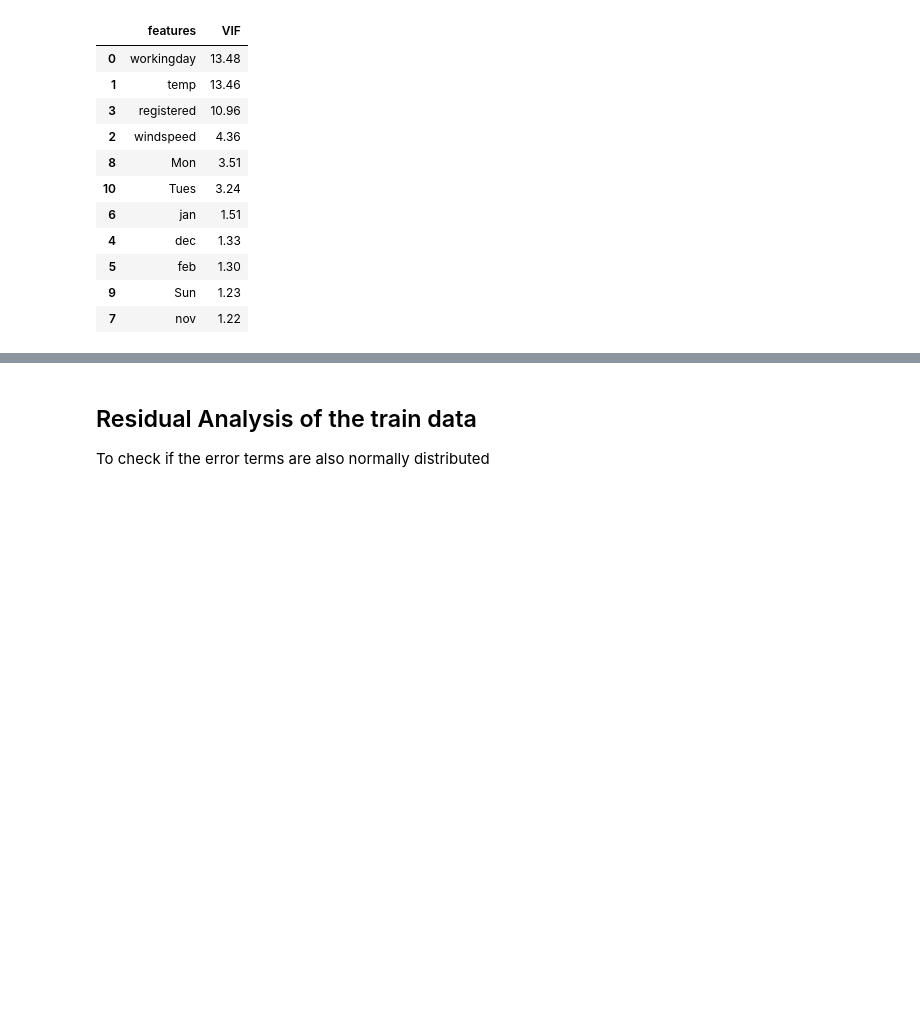
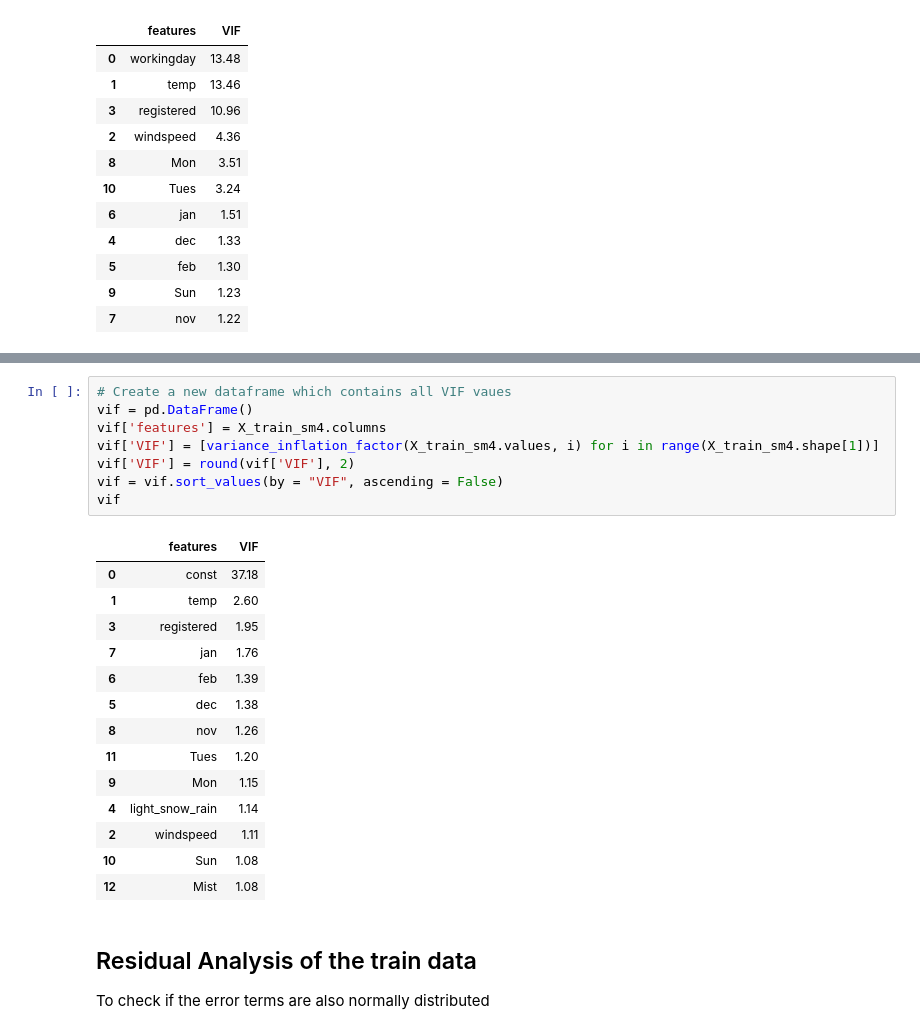
Before and after one commit to sarithajeevna/Linear-regression, a Jupyter notebook: MLR-Bike.ipynb, the cells around one changed output, grey strips where cells are left out. Cells and saved outputs as stored; diff of their text form; blank space fills up the shorter version.

```diff
--- a/MLR-Bike.ipynb
+++ b/MLR-Bike.ipynb
@@ -889,3 +917,26 @@ vif
+# %%
+# Create a new dataframe which contains all VIF vaues
+vif = pd.DataFrame()
+vif['features'] = X_train_sm4.columns
+vif['VIF'] = [variance_inflation_factor(X_train_sm4.values, i) for i in range(X_train_sm4.shape[1])]
+vif['VIF'] = round(vif['VIF'], 2)
+vif = vif.sort_values(by = "VIF", ascending = False)
+vif
+# %% [output]
+|  | features | VIF |
+| 0 | const | 37.18 |
+| 1 | temp | 2.60 |
+| 3 | registered | 1.95 |
+| 7 | jan | 1.76 |
+| 6 | feb | 1.39 |
+| 5 | dec | 1.38 |
+| 8 | nov | 1.26 |
+| 11 | Tues | 1.20 |
+| 9 | Mon | 1.15 |
+| 4 | light_snow_rain | 1.14 |
+| 2 | windspeed | 1.11 |
+| 10 | Sun | 1.08 |
+| 12 | Mist | 1.08 |
 # %% [markdown]
 ## Residual Analysis of the train data
 
```
Also changed, not shown: parts of 13 cells of this notebook, 1 other file.
